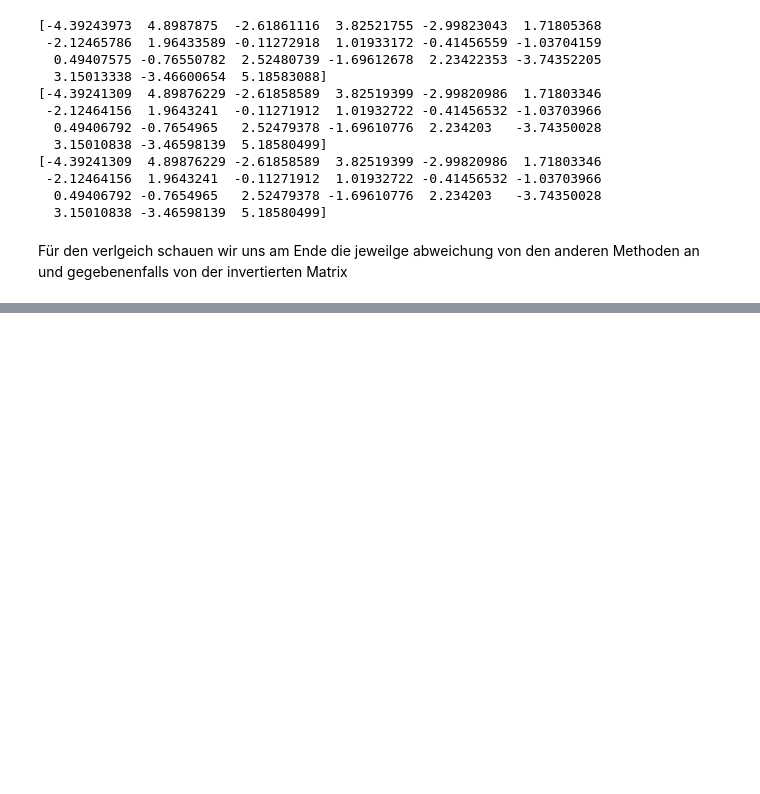
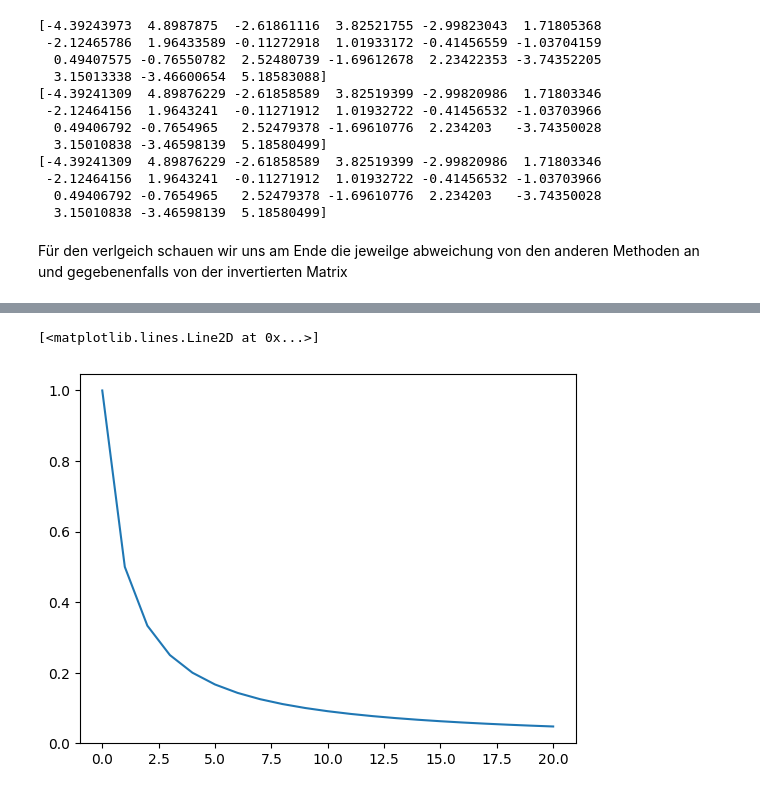
Before and after one commit to leonardlux/comp_phy_exam, a Jupyter notebook: problem_2/task_f.ipynb, the cells around one changed output, grey strips where cells are left out. Drawn from its saved outputs; the diff is of its cells as text; code cells hidden in the pictures; blank space fills up the shorter version.

```diff
--- a/problem_2/task_f.ipynb
+++ b/problem_2/task_f.ipynb
@@ -62,0 +76,5 @@ Für den verlgeich schauen wir uns am Ende die jeweilge abweichung von den ander
+# %%
+plt.plot(t_matrix @ x_bicgstab)
+# %% [output]
+[<matplotlib.lines.Line2D at 0x...>]
+[figure, added]
```
Also changed, not shown: parts of 5 cells of this notebook, 7 other files.
